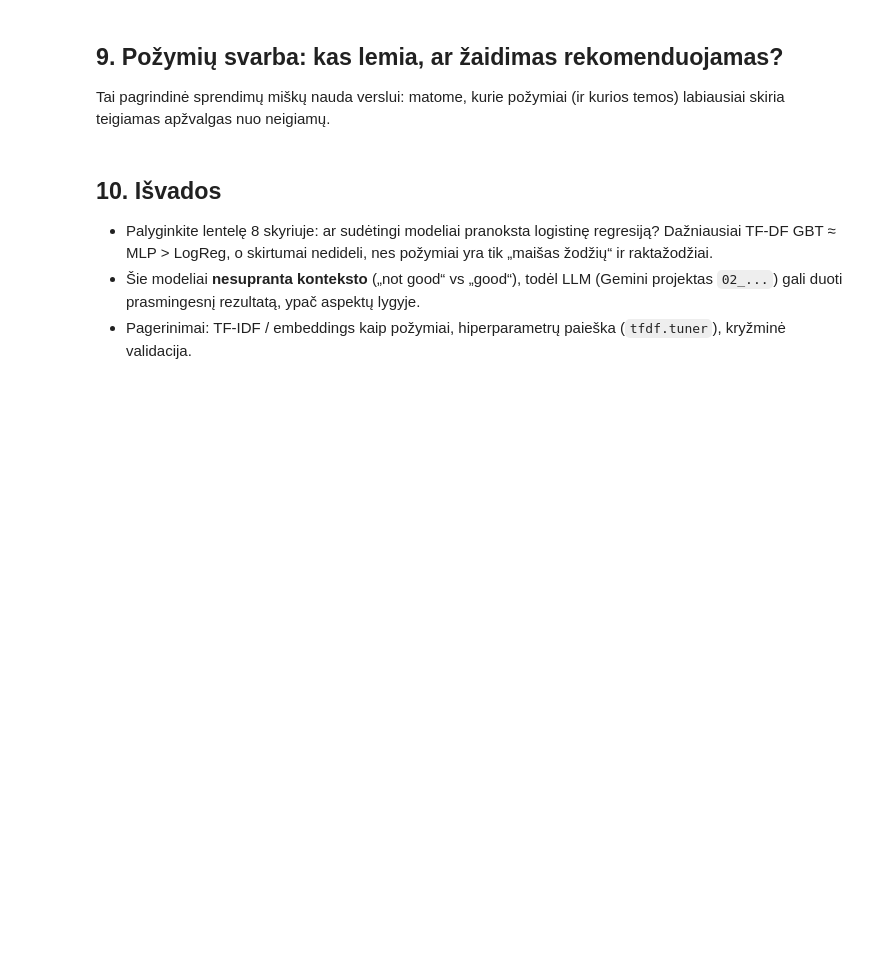
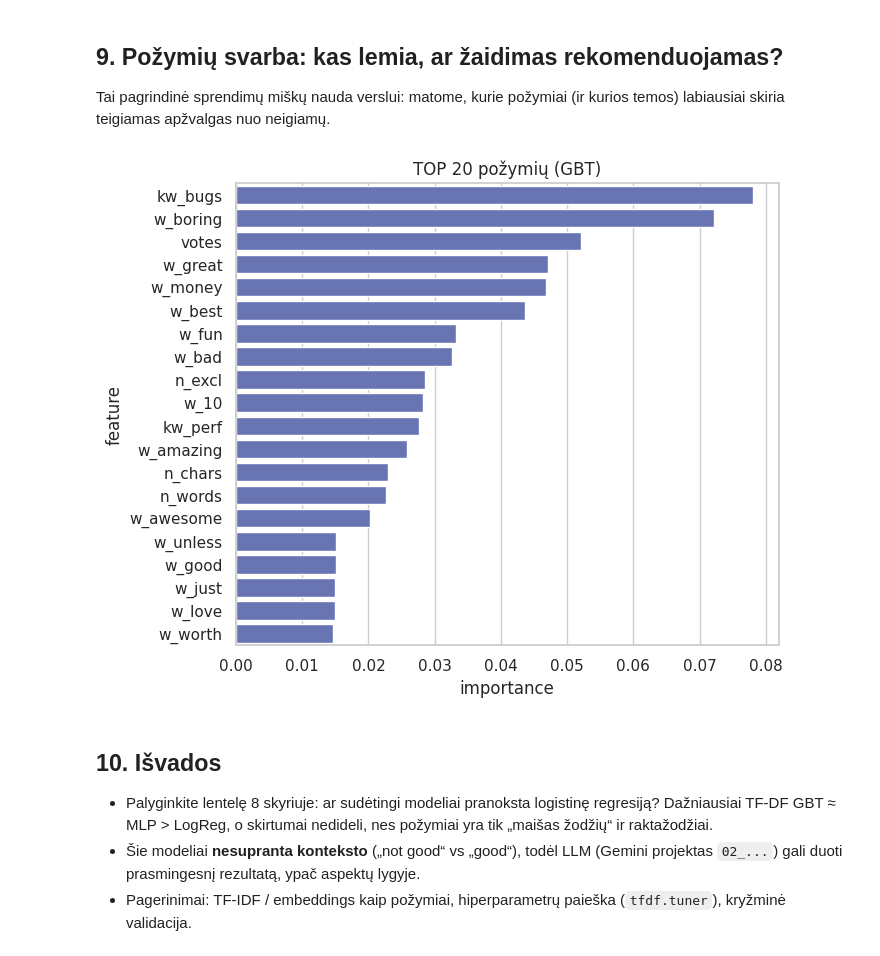
Before and after one commit to Mreimantas/Gilusis-mokymas-1-Nam-darbas-, a Jupyter notebook: notebooks/03_tabular_tf_tfdf.ipynb, the cells around one changed output. Cells and saved outputs as stored; diff of their text form; code cells hidden in the pictures; blank space fills up the shorter version.

```diff
--- a/notebooks/03_tabular_tf_tfdf.ipynb
+++ b/notebooks/03_tabular_tf_tfdf.ipynb
@@ -18,10 +19,15 @@
 # %%
 import os, re, glob, numpy as np, pandas as pd, matplotlib.pyplot as plt, seaborn as sns
-import tensorflow as tf, tensorflow_decision_forests as tfdf
+import tensorflow as tf
 from sklearn.model_selection import train_test_split
 from sklearn.preprocessing import StandardScaler
 from sklearn.feature_extraction.text import CountVectorizer
 from sklearn.linear_model import LogisticRegression
+from sklearn.ensemble import RandomForestClassifier, GradientBoostingClassifier
 from sklearn.metrics import accuracy_score, roc_auc_score, roc_curve, confusion_matrix, classification_report
-SEED = 42; np.random.seed(SEED); tf.random.set_seed(SEED); sns.set_theme(style="whitegrid")
-print("TF", tf.__version__, "| TF-DF", tfdf.__version__)
+
+SEED = 42
+np.random.seed(SEED)
+tf.random.set_seed(SEED)
+sns.set_theme(style="whitegrid")
+print("TF versija:", tf.__version__)
@@ -184,11 +293,16 @@ print(classification_report(te.label, best))
 ## 9. Požymių svarba: kas lemia, ar žaidimas rekomenduojamas?
 Tai pagrindinė sprendimų miškų nauda verslui: matome, kurie požymiai (ir kurios temos) labiausiai skiria teigiamas apžvalgas nuo neigiamų.
 # %%
-vi = gbt.make_inspector().variable_importances()
-key = "SUM_SCORE" if "SUM_SCORE" in vi else list(vi.keys())[0]
-imp = pd.DataFrame([(f[0].name, s) for f, s in vi[key]], columns=["feature", "importance"]).head(20)
-plt.figure(figsize=(7, 6)); sns.barplot(data=imp, y="feature", x="importance", color="#5c6bc0")
-plt.title("TOP 20 požymių (GBT, %s)" % key); plt.show()
+# Požymių svarbos analizė iš GBT modelio
+importances = gbt.feature_importances_
+imp = pd.DataFrame({"feature": FEATURES, "importance": importances}).sort_values("importance", ascending=False).head(20)
+
+plt.figure(figsize=(7, 6))
+sns.barplot(data=imp, y="feature", x="importance", color="#5c6bc0")
+plt.title("TOP 20 požymių (GBT)")
+plt.show()
+# %% [output]
+[figure, added]
 # %% [markdown]
 ## 10. Išvados
 * Palyginkite lentelę 8 skyriuje: ar sudėtingi modeliai pranoksta logistinę regresiją? Dažniausiai TF-DF GBT ≈ MLP > LogReg, o skirtumai nedideli, nes požymiai yra tik „maišas žodžių“ ir raktažodžiai.
```
Also changed, not shown: parts of 11 cells of this notebook.
